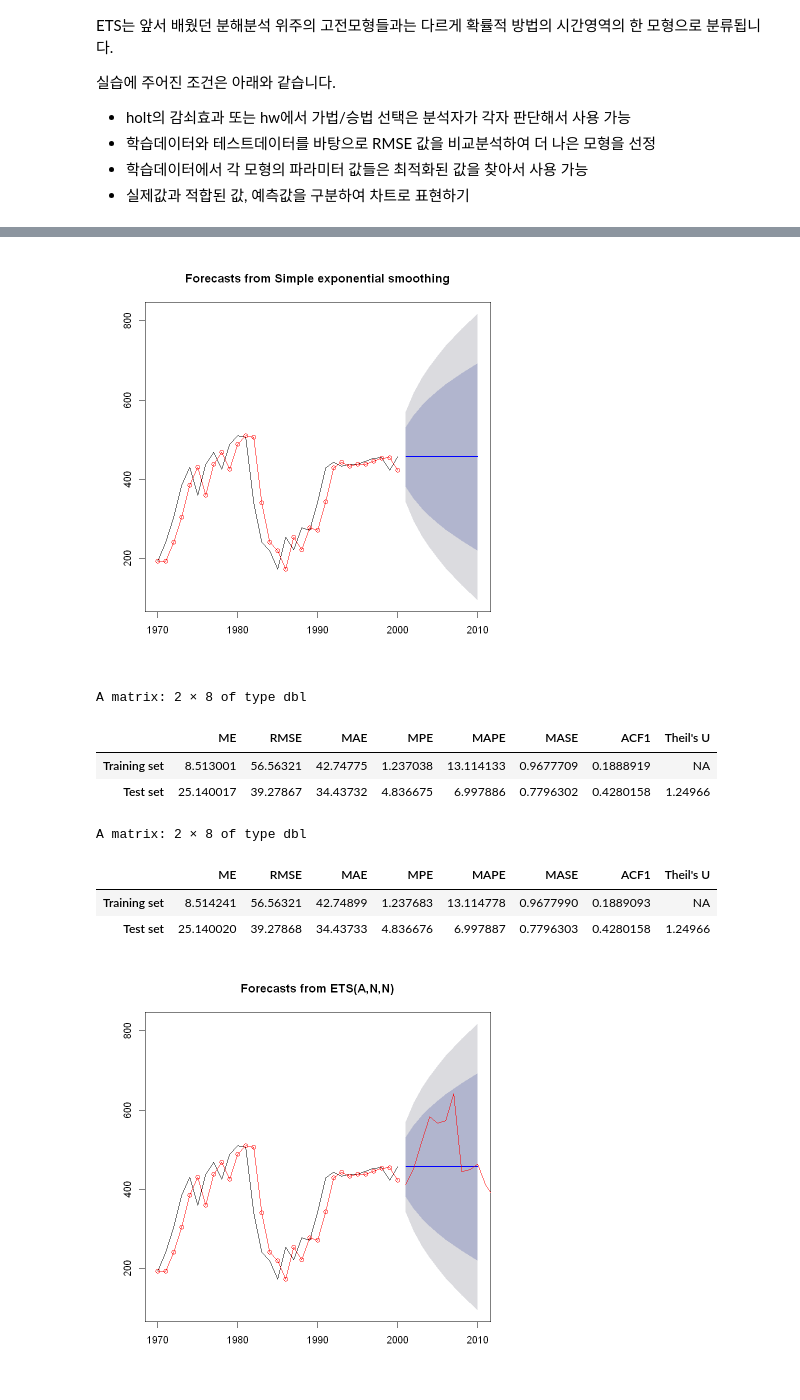
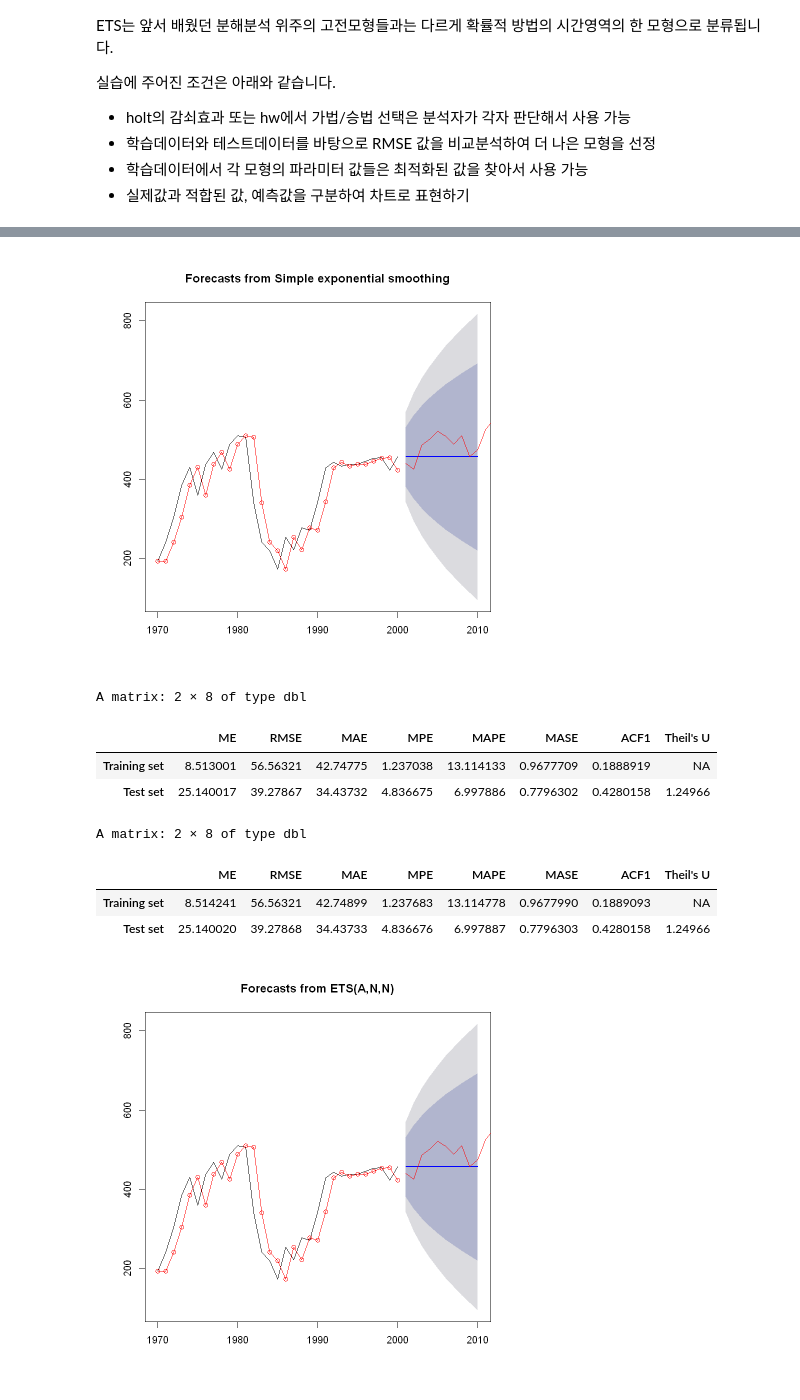
Before and after one commit to ohjinjin/TimeSeries_Lab, a Jupyter notebook: comparing_all_of_exponential_smoothing_method_wih_ets_2.ipynb, the cells around one changed output, grey strips where cells are left out. Drawn from its saved outputs; the diff is of its cells as text; code cells hidden in the pictures.

```diff
--- a/comparing_all_of_exponential_smoothing_method_wih_ets_2.ipynb
+++ b/comparing_all_of_exponential_smoothing_method_wih_ets_2.ipynb
@@ -28,6 +28,7 @@ summary(fit_ses_oil)
 fore_ses_oil <- forecast(fit_ses_oil)
 plot(fore_ses_oil)
 lines(fitted(fit_ses_oil), type="o", col="red")
+lines(oil_test_data, col = "red", type = "l")
 
 # fit ets
 fit_ets_oil <- ets(oil_train_data)
@@ -37,7 +38,8 @@ summary(fit_ets_oil)
 fore_ets_oil <- forecast(fit_ets_oil)
 plot(fore_ets_oil)
 lines(fitted(fit_ets_oil), type="o", col="red")
-lines(simulate(fit_ets_oil, 12), col="red") # 한번 simulate
+lines(oil_test_data, col = "red", type = "l")
+#lines(simulate(fit_ets_oil, 12), col="red") # 한번 simulate
 
 
 # 평가
@@ -59,35 +61,35 @@ Registered S3 method overwritten by 'xts':
 ... (12 lines left out)
 Loading required package: expsmooth
 
 Warning message:
 "package 'expsmooth' was built under R version 3.6.3"
 Forecast method: Simple exponential smoothing
 
 Model Information:
 Simple exponential smoothing
 
 Call:
  ses(y = oil_train_data)
 
   Smoothing parameters:
     alpha = 0.9999
 
   Initial states:
 ... (38 lines left out)
 
 Training set error measures:
                    ME     RMSE      MAE      MPE     MAPE     MASE      ACF1
 Training set 8.514241 56.56321 42.74899 1.237683 13.11478 0.967799 0.1889093
-[figure, old version]
+[figure, new version]
 A matrix: 2 × 8 of type dbl
 |  | ME | RMSE | MAE | MPE | MAPE | MASE | ACF1 | Theil's U |
 | Training set | 8.513001 | 56.56321 | 42.74775 | 1.237038 | 13.114133 | 0.9677709 | 0.1888919 | NA |
 | Test set | 25.140017 | 39.27867 | 34.43732 | 4.836675 | 6.997886 | 0.7796302 | 0.4280158 | 1.24966 |
 A matrix: 2 × 8 of type dbl
 |  | ME | RMSE | MAE | MPE | MAPE | MASE | ACF1 | Theil's U |
 | Training set | 8.514241 | 56.56321 | 42.74899 | 1.237683 | 13.114778 | 0.9677990 | 0.1889093 | NA |
 | Test set | 25.140020 | 39.27868 | 34.43733 | 4.836676 | 6.997887 | 0.7796303 | 0.4280158 | 1.24966 |
-[figure, old version]
+[figure, new version]
 # %% [markdown]
 앞서 먼저 해본 실습에서도 설명한 바와 같이 ETS의 인수를 ZZZ로 두었습니다. ETS의 세 인수는 순서대로 error, trend, seasonal term에 각각 해당합니다.<br/>
 제가 이렇게 자동으로 최적 모형을 찾아주는 ZZZ로 둔 이유는 이렇습니다.<br/>
```
Also changed, not shown: parts of 5 cells of this notebook.
